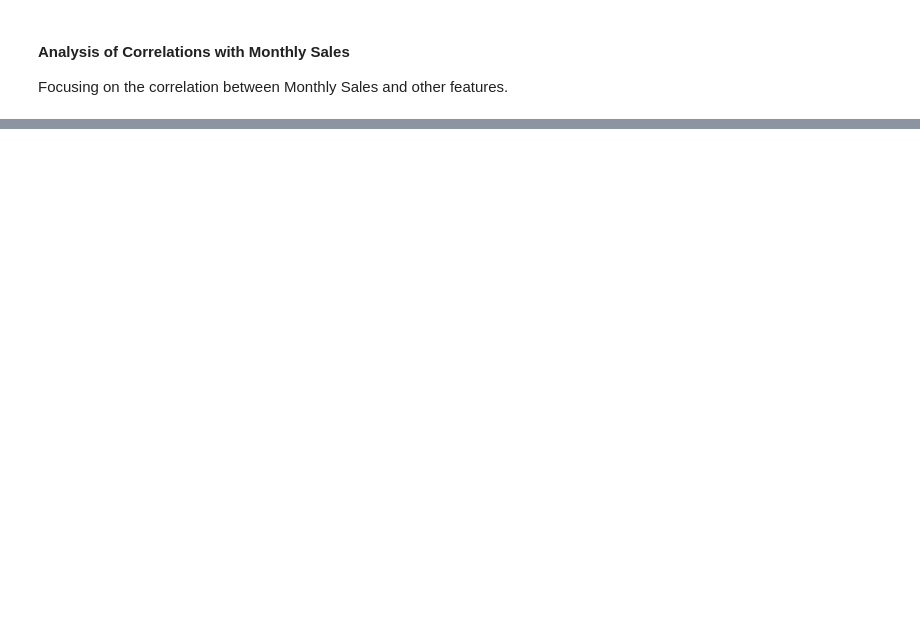
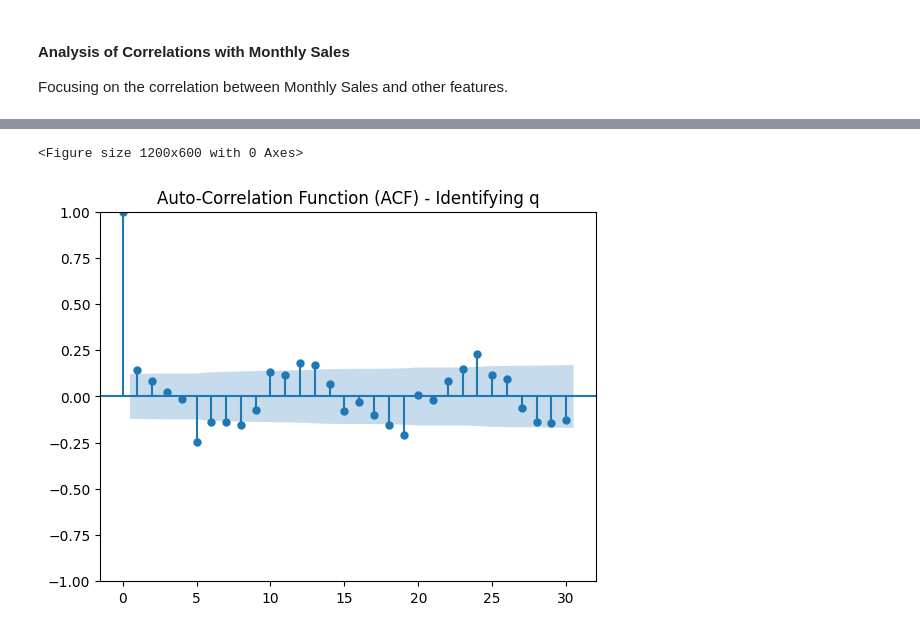
Before and after one commit to timeseriesgp3/project3_timeseries, a Jupyter notebook: forcast_1.ipynb, the cells around one changed output, grey strips where cells are left out. Drawn from its saved outputs; the diff is of its cells as text; code cells hidden in the pictures; blank space fills up the shorter version.

```diff
--- a/forcast_1.ipynb
+++ b/forcast_1.ipynb
@@ -565,0 +590,4 @@ Day of the Week: Variations in sales across days of the week.
+# %%
+# Convert categorical variables to category dtype
+df["Category"] = df["Category"].astype("category")
+df["Platform"] = df["Platform"].astype("category")
@@ -565,0 +604,4 @@ Day of the Week: Variations in sales across days of the week.
+# %%
+# Apply one-hot encoding
+df = pd.get_dummies(df, columns=["Category", "Platform"], drop_first=True)
+df.head()
@@ -565,0 +616,5 @@ Day of the Week: Variations in sales across days of the week.
+# %%
+
+# Encode binary categorical variables
+df["Holiday"] = df["Holiday"].astype(int)
+df["Promotion"] = df["Promotion"].astype(int)
@@ -565,0 +637,5 @@ Day of the Week: Variations in sales across days of the week.
+# %%
+df["Lag_1"] = df["Monthly Sales"].shift(1)
+df["Lag_2"] = df["Monthly Sales"].shift(2)
+df["Rolling_Mean_3"] = df["Monthly Sales"].rolling(window=3).mean()
+df.dropna(inplace=True)
@@ -565,0 +666,9 @@ Day of the Week: Variations in sales across days of the week.
+# %%
+# Plot ACF to find q (MA component)
+plt.figure(figsize=(12, 6))
+plot_acf(df["Monthly Sales"], lags=30)
+plt.title("Auto-Correlation Function (ACF) - Identifying q")
+plt.show()
+# %% [output]
+<Figure size 1200x600 with 0 Axes>
+[figure, added]
```
Also changed, not shown: parts of 82 cells of this notebook, 11 other files.
